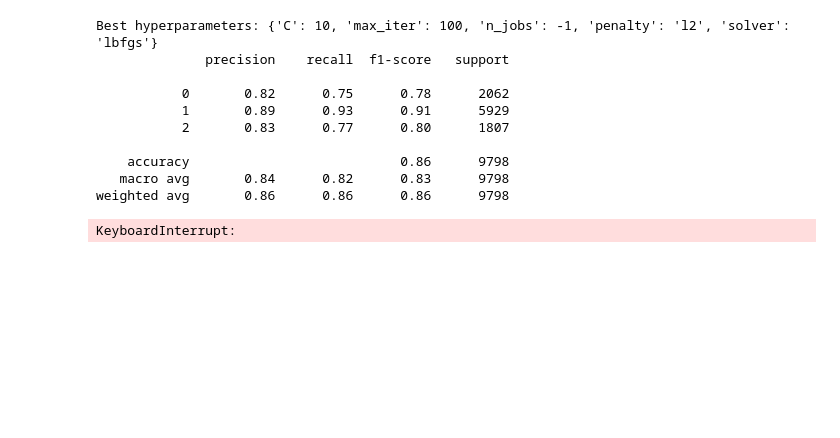
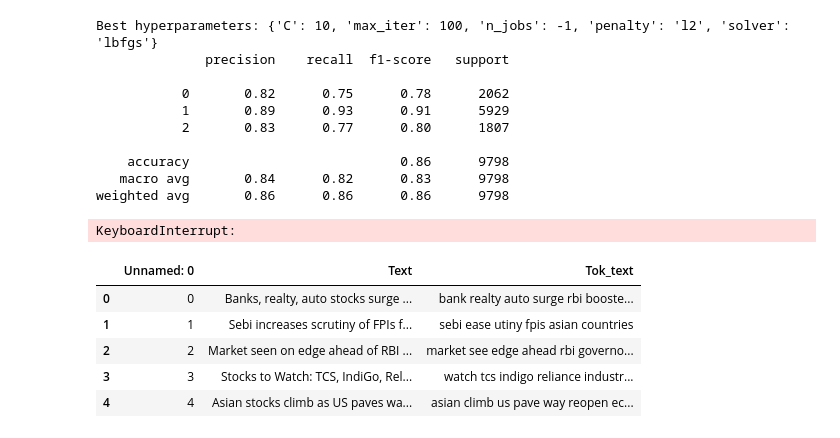
Before and after one commit to KingDEV22/Stock-Analysis, a Jupyter notebook: Stock_data_analysis.ipynb, the cells around one changed output. Cells and saved outputs as stored; diff of their text form; code cells hidden in the pictures; blank space fills up the shorter version.

```diff
--- a/Stock_data_analysis.ipynb
+++ b/Stock_data_analysis.ipynb
@@ -373,6 +396,15 @@ y_pred = best_model.predict(X_test)
 
 # evaluate the model
 print(classification_report(y_test, y_pred))
+# %%
+test_data.head()
+# %% [output]
+|  | Unnamed: 0 | Text | Tok_text |
+| 0 | 0 | Banks, realty, auto stocks surge ... | bank realty auto surge rbi booste... |
+| 1 | 1 | Sebi increases scrutiny of FPIs f... | sebi ease utiny fpis asian countries |
+| 2 | 2 | Market seen on edge ahead of RBI ... | market see edge ahead rbi governo... |
+| 3 | 3 | Stocks to Watch: TCS, IndiGo, Rel... | watch tcs indigo reliance industr... |
+| 4 | 4 | Asian stocks climb as US paves wa... | asian climb us pave way reopen ec... |
 # %%
 y_pred = clf1.predict(x_test)
 check = pd.DataFrame({'Text':test_data['Text'],'Date':test_data['Date'],'Sentiment':y_pred})
```
Also changed, not shown: parts of 22 cells of this notebook, 6 other files.
